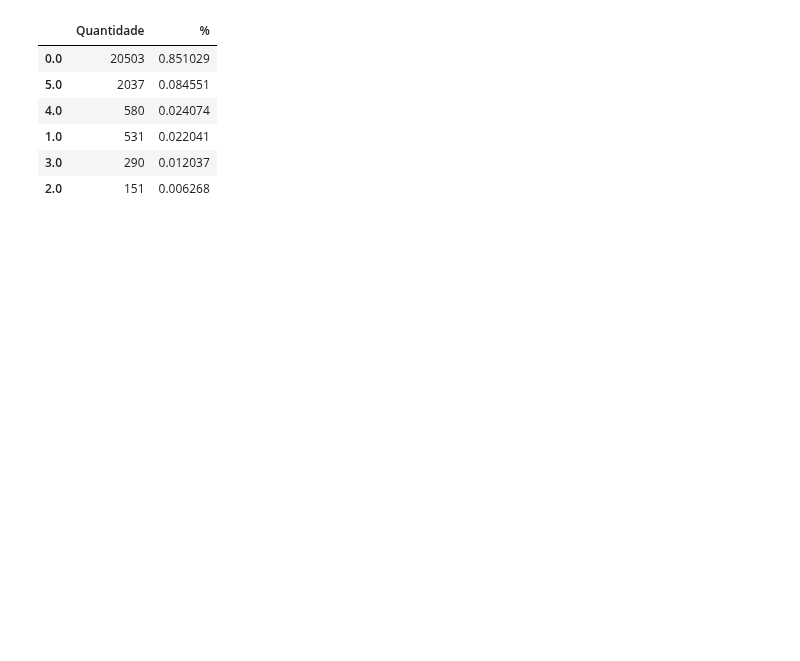
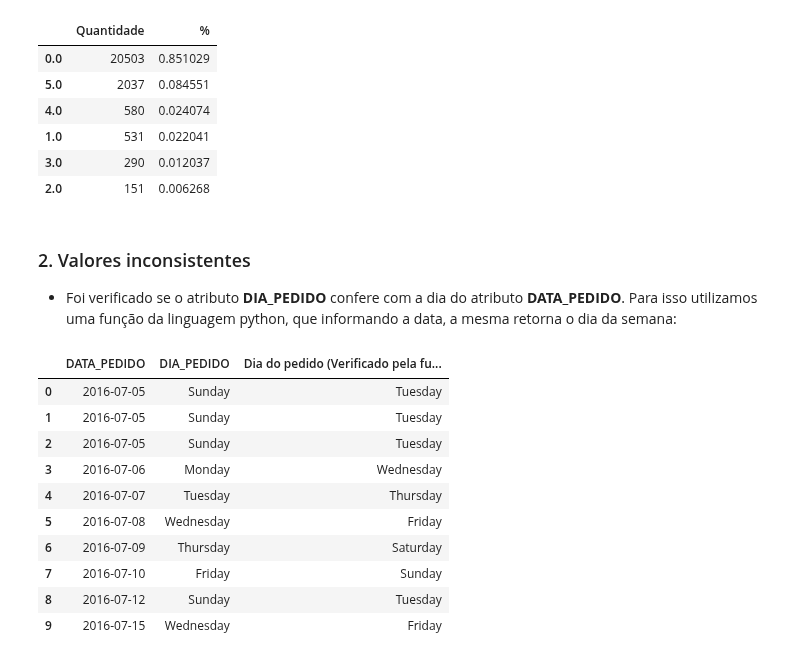
Before and after one commit to anfsantana/mata60-bd-bi, a Jupyter notebook: Business Intelligence.ipynb, the cells around one changed output. Drawn from its saved outputs; the diff is of its cells as text; code cells hidden in the pictures; blank space fills up the shorter version.

```diff
--- a/Business Intelligence.ipynb
+++ b/Business Intelligence.ipynb
@@ -396,3 +395,30 @@ listar_ocorrencias_avaliacao(novaBase)
 | 1.0 | 531 | 0.022041 |
 | 3.0 | 290 | 0.012037 |
 | 2.0 | 151 | 0.006268 |
+# %% [markdown]
+### 2. Valores inconsistentes
+- Foi verificado se o atributo **DIA_PEDIDO** confere com a dia do atributo **DATA_PEDIDO**. Para isso utilizamos uma função da linguagem python, que informando a data, a mesma retorna o dia da semana:
+# %%
+#Verificando se a Data do pedido informada na base,
+# confere com o Dia do pedido informado.
+
+df = novaBase.loc[ : , ['DATA_PEDIDO', 'DIA_PEDIDO']]
+
+df['Dia do pedido (Verificado pela função)'] = pd.DataFrame(df.apply(lambda x:
+                             datetime.datetime
+                             .strptime(x['DATA_PEDIDO'],'%Y-%m-%d')
+                             .strftime('%A'), axis=1))
+
+df.head(10)
+# %% [output]
+|  | DATA_PEDIDO | DIA_PEDIDO | Dia do pedido (Verificado pela fu... |
+| 0 | 2016-07-05 | Sunday | Tuesday |
+| 1 | 2016-07-05 | Sunday | Tuesday |
+| 2 | 2016-07-05 | Sunday | Tuesday |
+| 3 | 2016-07-06 | Monday | Wednesday |
+| 4 | 2016-07-07 | Tuesday | Thursday |
+| 5 | 2016-07-08 | Wednesday | Friday |
+| 6 | 2016-07-09 | Thursday | Saturday |
+| 7 | 2016-07-10 | Friday | Sunday |
+| 8 | 2016-07-12 | Sunday | Tuesday |
+| 9 | 2016-07-15 | Wednesday | Friday |
```
Also changed, not shown: parts of 19 cells of this notebook.
